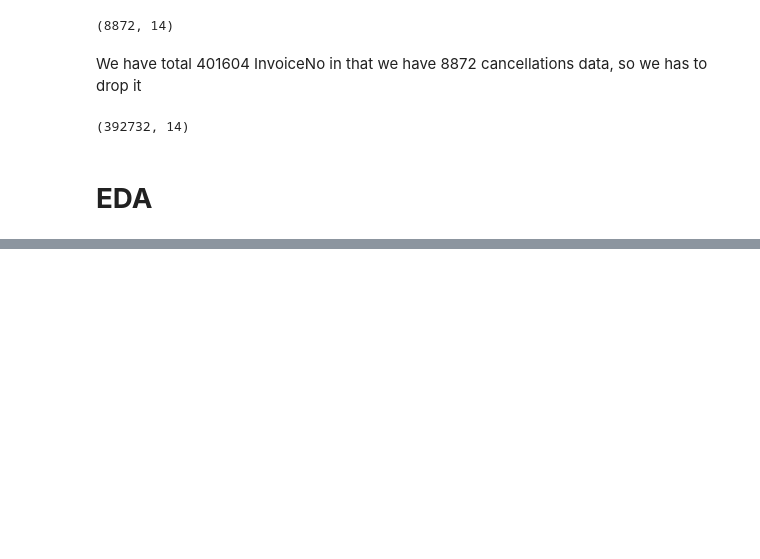
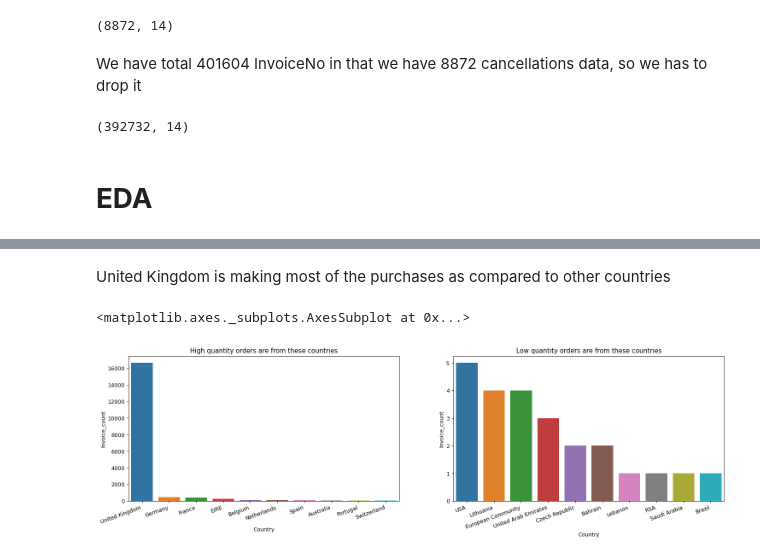
Before and after one commit to prajwalDU/customer-segmentation, a Jupyter notebook: Online_Retail_Customer_Segmentation_Capstone_Project.ipynb, the cells around one changed output, grey strips where cells are left out. Drawn from its saved outputs; the diff is of its cells as text; code cells hidden in the pictures; blank space fills up the shorter version.

```diff
--- a/Online_Retail_Customer_Segmentation_Capstone_Project.ipynb
+++ b/Online_Retail_Customer_Segmentation_Capstone_Project.ipynb
@@ -198,0 +246,5 @@ dt.shape
+# %%
+# Print order placed country
+country_invoice = dt.groupby('Country').nunique()['InvoiceNo'].reset_index().sort_values('InvoiceNo', ascending=False)
+country_invoice.rename(columns={'InvoiceNo':'Invoice_count'}, inplace=True)
+country_invoice.head()
@@ -198,0 +258,17 @@ dt.shape
+# %% [markdown]
+United Kingdom is making most of the purchases as compared to other countries
+# %%
+# Visualizing top and bottom 10 countries based on average item purchase
+plt.figure(figsize=(20,5),dpi=90)
+plt.subplot(1,2,1)
+plt.xticks(rotation=20, ha='right')
+plt.title("High quantity orders are from these countries")
+sns.barplot(data=country_invoice.head(10),x='Country',y='Invoice_count')
+
+plt.subplot(1,2,2)
+plt.xticks(rotation=20, ha='right')
+plt.title("Low quantity orders are from these countries")
+sns.barplot(data=country_invoice.tail(10),x='Country',y='Invoice_count')
+# %% [output]
+<matplotlib.axes._subplots.AxesSubplot at 0x...>
+[figure, added]
```
Also changed, not shown: parts of 28 cells of this notebook.
